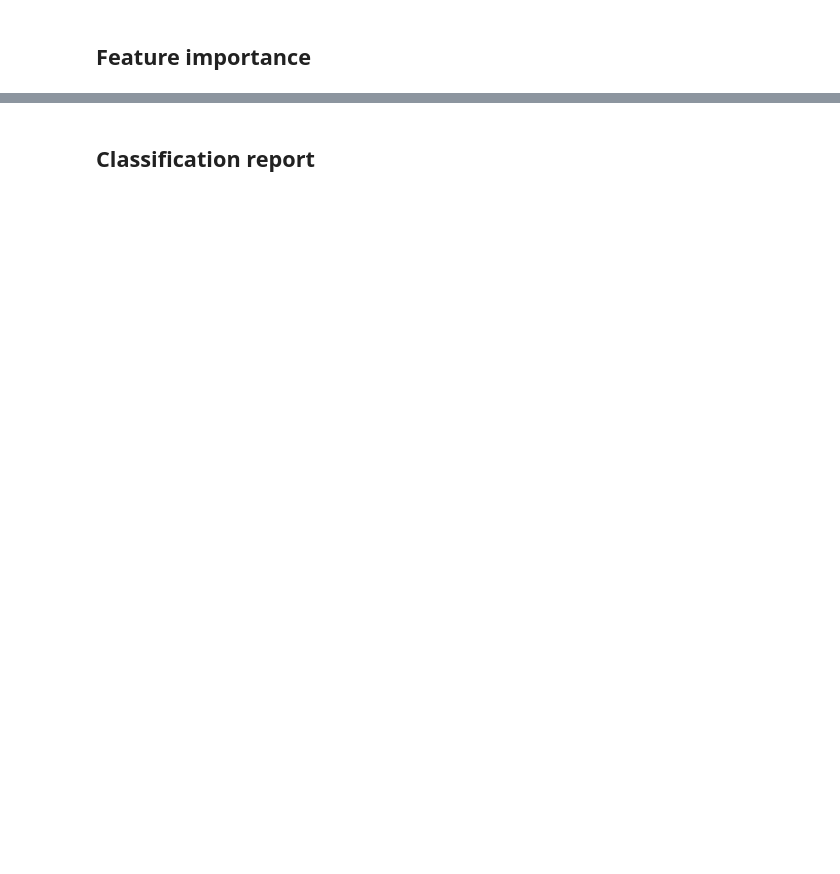
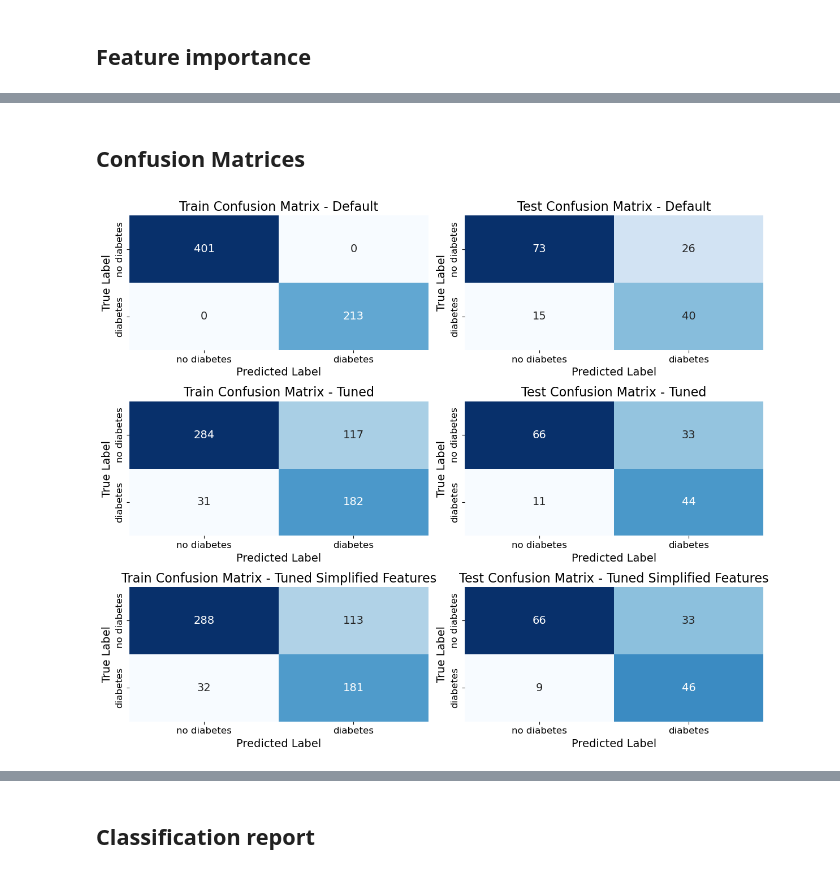
Before and after one commit to apl888/diabetes-prediction, a Jupyter notebook: notebooks/3_XGBoost_model.ipynb, the cells around one changed output, grey strips where cells are left out. Saved outputs shown, nothing was run; the diff lists cells and outputs as text; code cells hidden in the pictures; blank space fills up the shorter version.

```diff
--- a/notebooks/3_XGBoost_model.ipynb
+++ b/notebooks/3_XGBoost_model.ipynb
@@ -32,0 +45,3 @@ import time
+# %%
+data_path = project_root / 'data' / 'raw' / 'diabetes.csv'
+df = pd.read_csv(data_path)
@@ -204,9 +317,8 @@ plt.show()
 
 threshold = 0.02
 
-important_features_xgb = [feature for feature, importance in zip(
-    feature_names,feature_importance_xgb) if importance >= threshold]
+important_features = importance_df[importance_df['importance'] >= threshold]['feature'].tolist()
 
-print(f'features kept after applying the threshold: \n{important_features_xgb}')
-print(f'\nnumber of features retained: {len(important_features_xgb)}')
+print(f'Number of features retained: {len(important_features)}')
+print(f'\nFeatures kept after filtering: \n{important_features}')
 # %% [output]
@@ -352,0 +329,6 @@ I will run the metrics here for both full and edited features for more convenien
+# %%
+# create filtered datasets
+X_train_imp = transformed_data[important_features]
+
+X_test_trasformed = preprocessor.transform(X_test)
+X_test_imp = X_test_transformed[important_features]
@@ -352,0 +414,39 @@ I will run the metrics here for both full and edited features for more convenien
+# %% [markdown]
+## Confusion Matrices
+# %%
+# calculate the confusion matrices
+xgb_train = confusion_matrix(y_train,y_train_pred_xgb)
+xgb_test = confusion_matrix(y_test,y_test_pred_xgb)
+
+xgb_train_tuned = confusion_matrix(y_train,y_train_pred_tuned)
+xgb_test_tuned = confusion_matrix(y_test,y_test_pred_tuned)
+
+xgb_train_simp = confusion_matrix(y_train,y_train_pred_simp_feats)
+xgb_test_simp = confusion_matrix(y_test,y_test_pred_simp_feats)
+
+# set up the figure
+fig,axes = plt.subplots(3,2,figsize=(12,10))
+
+# a function to create a heatmap for the confusion matrices
+def plot_cm(cm,ax,title):
+    sns.heatmap(cm,annot=True,fmt='d',cmap='Blues',ax=ax,cbar=False,
+                xticklabels=['no diabetes','diabetes'],yticklabels=['no diabetes','diabetes'],
+               annot_kws={'size':14})
+    ax.set_xlabel('Predicted Label',fontsize=14)
+    ax.set_ylabel('True Label',fontsize=14)
+    ax.set_title(title,fontsize=16)
+    ax.tick_params(axis='both',labelsize=12)
+
+plot_cm(xgb_train,axes[0,0], 'Train Confusion Matrix - Default')
+plot_cm(xgb_test,axes[0,1], 'Test Confusion Matrix - Default')
+
+plot_cm(xgb_train_tuned,axes[1,0], 'Train Confusion Matrix - Tuned')
+plot_cm(xgb_test_tuned,axes[1,1], 'Test Confusion Matrix - Tuned')
+
+plot_cm(xgb_train_simp,axes[2,0], 'Train Confusion Matrix - Tuned Simplified Features')
+plot_cm(xgb_test_simp,axes[2,1], 'Test Confusion Matrix - Tuned Simplified Features')
+
+plt.tight_layout()
+plt.show()
+# %% [output]
+[figure, added]
```
Also changed, not shown: parts of 100 cells of this notebook, 10 other files.
